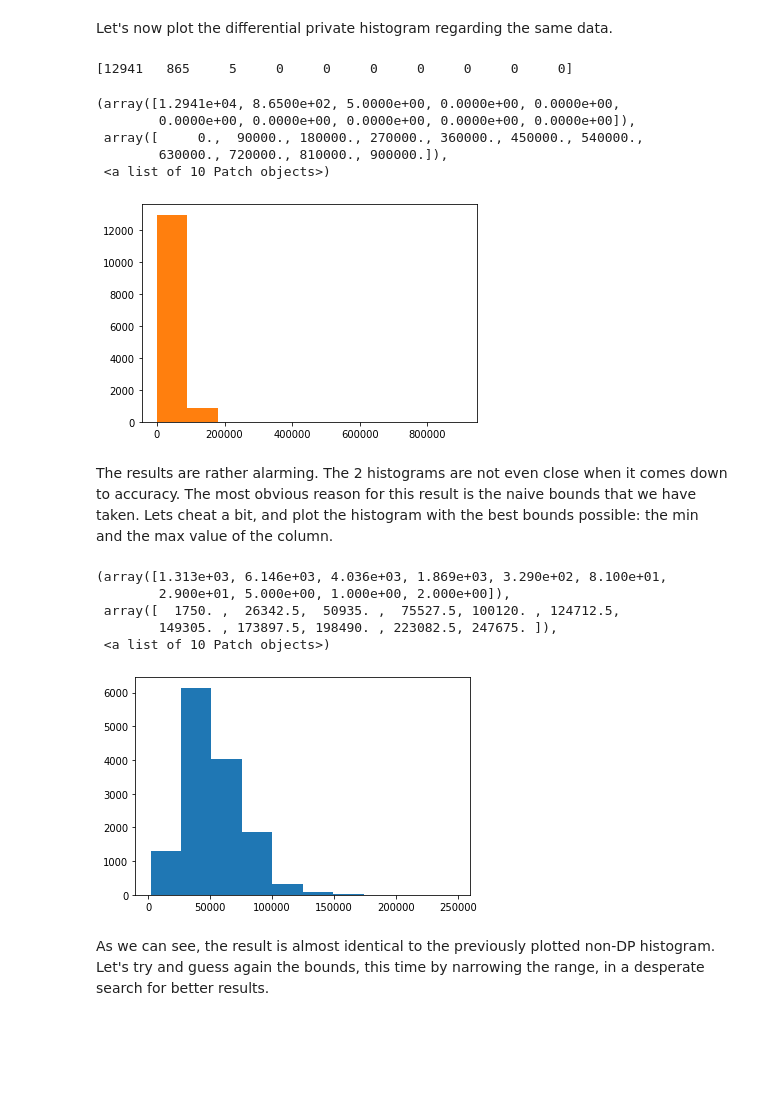
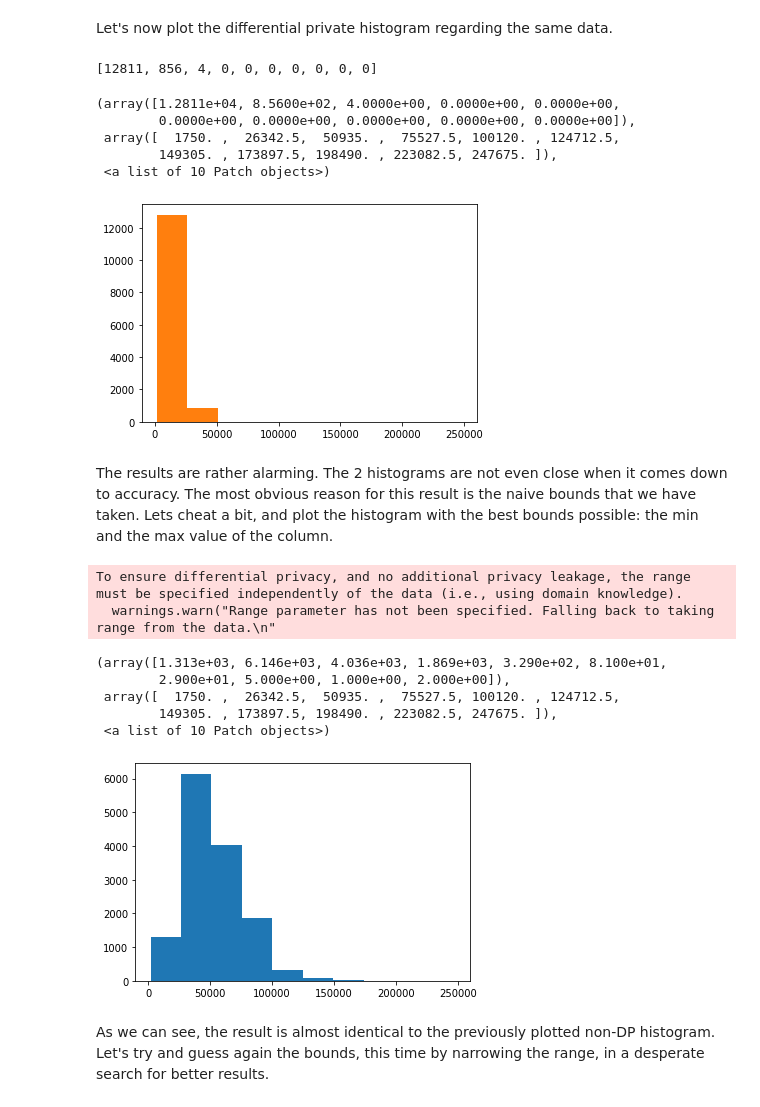
Before and after one commit to nikosgalanis/local-dp-protocols, a Jupyter notebook: ibm_lib_work/histograms.ipynb, the cells around one changed output. Cells and saved outputs as stored; diff of their text form; code cells hidden in the pictures; blank space fills up the shorter version.

Commit message:
Histograms completed

```diff
--- a/ibm_lib_work/histograms.ipynb
+++ b/ibm_lib_work/histograms.ipynb
@@ -107,32 +107,34 @@ print(hist)
 # %% [markdown]
 Let's now plot the differential private histogram regarding the same data.
 # %%
-hist, bins = dp.tools.histogram(df['ANNUAL_RT'].tolist(), bins = 10, epsilon = 10, range = annual_earnings_range)
+hist = accurate_histogram(df['ANNUAL_RT'].tolist(), 10, 1, annual_earnings_range)
 plt.hist(bins[:-1], len(hist), weights = hist)
 
 print(hist)
 
 plt.hist(bins[:-1], len(hist), weights = hist)
 # %% [output]
-[12941   865     5     0     0     0     0     0     0     0]
+[12811, 856, 4, 0, 0, 0, 0, 0, 0, 0]
-(array([1.2941e+04, 8.6500e+02, 5.0000e+00, 0.0000e+00, 0.0000e+00,
+(array([1.2811e+04, 8.5600e+02, 4.0000e+00, 0.0000e+00, 0.0000e+00,
         0.0000e+00, 0.0000e+00, 0.0000e+00, 0.0000e+00, 0.0000e+00]),
- array([     0.,  90000., 180000., 270000., 360000., 450000., 540000.,
-        630000., 720000., 810000., 900000.]),
+ array([  1750. ,  26342.5,  50935. ,  75527.5, 100120. , 124712.5,
+        149305. , 173897.5, 198490. , 223082.5, 247675. ]),
  <a list of 10 Patch objects>)
-[figure, old version]
+[figure, new version]
 # %% [markdown]
 The results are rather alarming. The 2 histograms are not even close when it comes down to accuracy. The most obvious reason for this result is the naive bounds that we have taken. Lets cheat a bit, and plot the histogram with the best bounds possible: the min and the max value of the column.
 # %%
 ideal_bounds = (min(df['ANNUAL_RT']), max(df['ANNUAL_RT']))
-hist, bins = dp.tools.histogram(df['ANNUAL_RT'].tolist(), bins = 10, epsilon = 10, range = ideal_bounds)
+hist, bins = dp.tools.histogram(df['ANNUAL_RT'].tolist(), bins = 10, epsilon = 10, bounds_range = ideal_bounds)
 plt.hist(bins[:-1], len(hist), weights = hist)
 # %% [output]
-(array([1.313e+03, 6.146e+03, 4.036e+03, 1.869e+03, 3.290e+02, 8.100e+01,
-        2.900e+01, 5.000e+00, 1.000e+00, 2.000e+00]),
- array([  1750. ,  26342.5,  50935. ,  75527.5, 100120. , 124712.5,
-        149305. , 173897.5, 198490. , 223082.5, 247675. ]),
- <a list of 10 Patch objects>)
+To ensure differential privacy, and no additional privacy leakage, the range must be specified independently of the data (i.e., using domain knowledge).
+  warnings.warn("Range parameter has not been specified. Falling back to taking range from the data.\n"
+(array([1.313e+03, 6.146e+03, 4.036e+03, 1.869e+03, 3.290e+02, 8.100e+01,
+        2.900e+01, 5.000e+00, 1.000e+00, 2.000e+00]),
+ array([  1750. ,  26342.5,  50935. ,  75527.5, 100120. , 124712.5,
+        149305. , 173897.5, 198490. , 223082.5, 247675. ]),
+ <a list of 10 Patch objects>)
 [figure]
 # %% [markdown]
 As we can see, the result is almost identical to the previously plotted non-DP histogram. Let's try and guess again the bounds, this time by narrowing the range, in a desperate search for better results.
```
Also changed, not shown: parts of 8 cells of this notebook.
